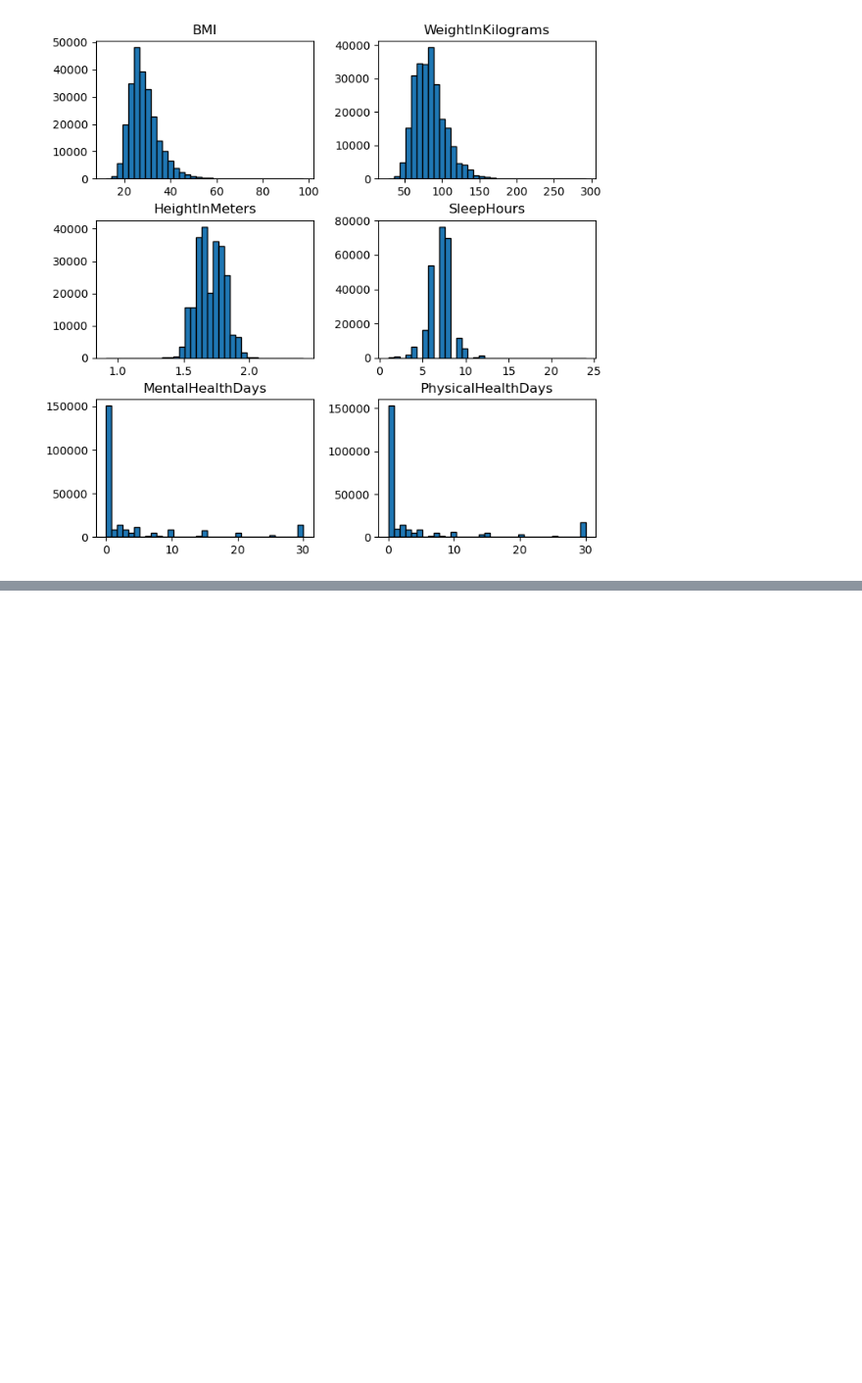
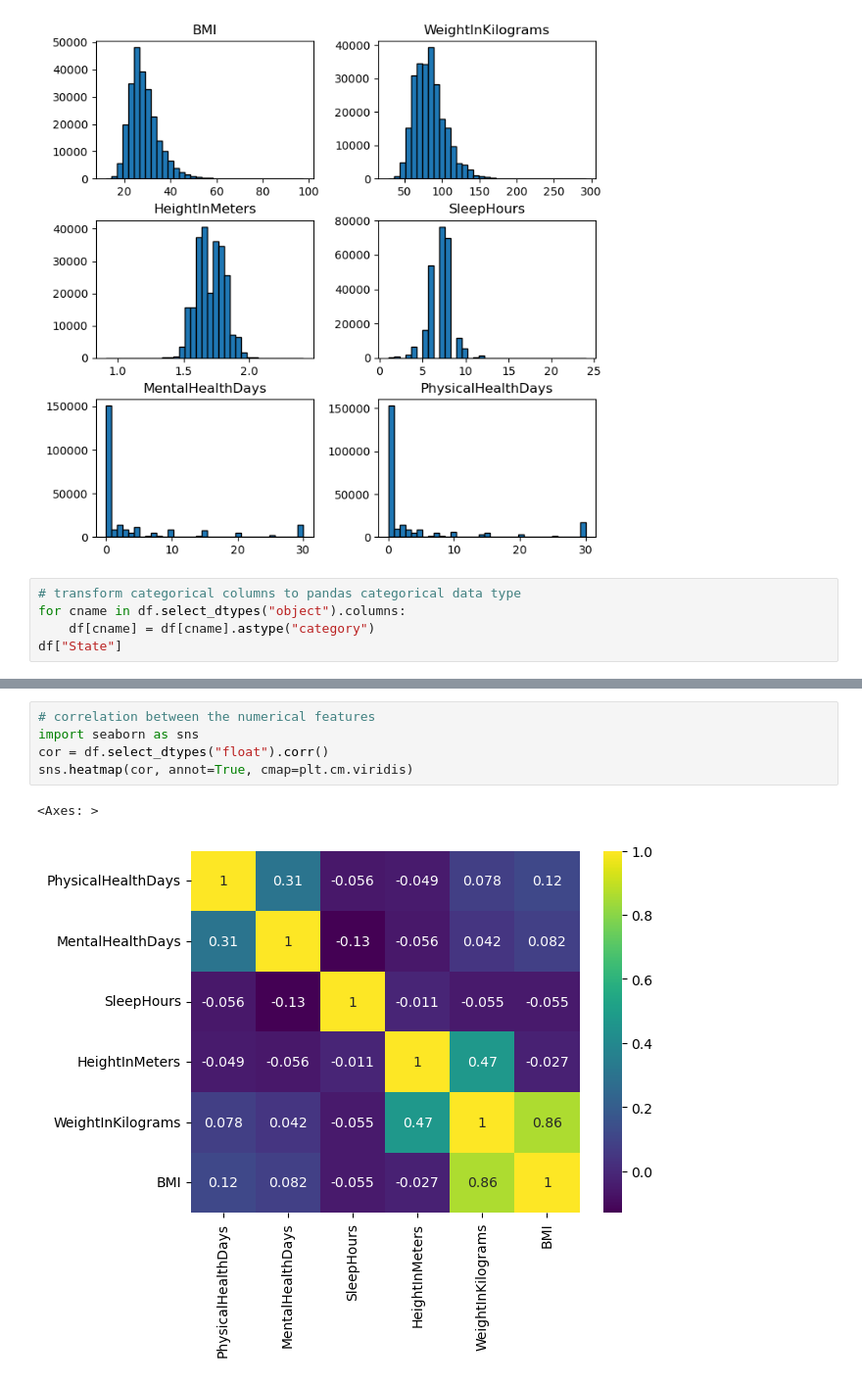
Before and after one commit to Slijeff/cs412-project, a Jupyter notebook: basic_analysis.ipynb, the cells around one changed output, grey strips where cells are left out. Shown at 98% size. Cells and saved outputs as stored; diff of their text form; blank space fills up the shorter version.

```diff
--- a/basic_analysis.ipynb
+++ b/basic_analysis.ipynb
@@ -114,3 +114,8 @@ array([[<Axes: title={'center': 'BMI'}>,
        [<Axes: title={'center': 'MentalHealthDays'}>,
         <Axes: title={'center': 'PhysicalHealthDays'}>]], dtype=object)
 [figure]
+# %%
+# transform categorical columns to pandas categorical data type
+for cname in df.select_dtypes("object").columns:
+    df[cname] = df[cname].astype("category")
+df["State"]
@@ -116,0 +139,8 @@ array([[<Axes: title={'center': 'BMI'}>,
+# %%
+# correlation between the numerical features
+import seaborn as sns
+cor = df.select_dtypes("float").corr()
+sns.heatmap(cor, annot=True, cmap=plt.cm.viridis)
+# %% [output]
+<Axes: >
+[figure, added]
```
Also changed, not shown: parts of 9 cells of this notebook.
